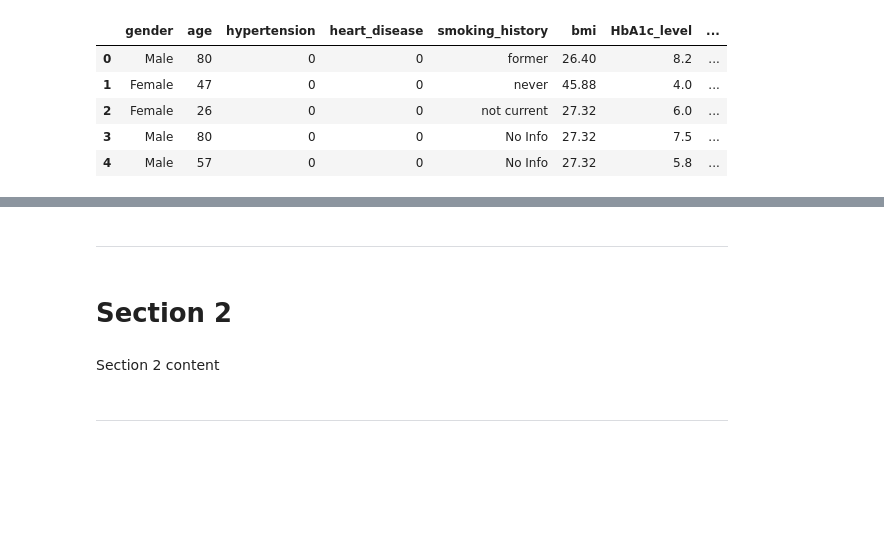
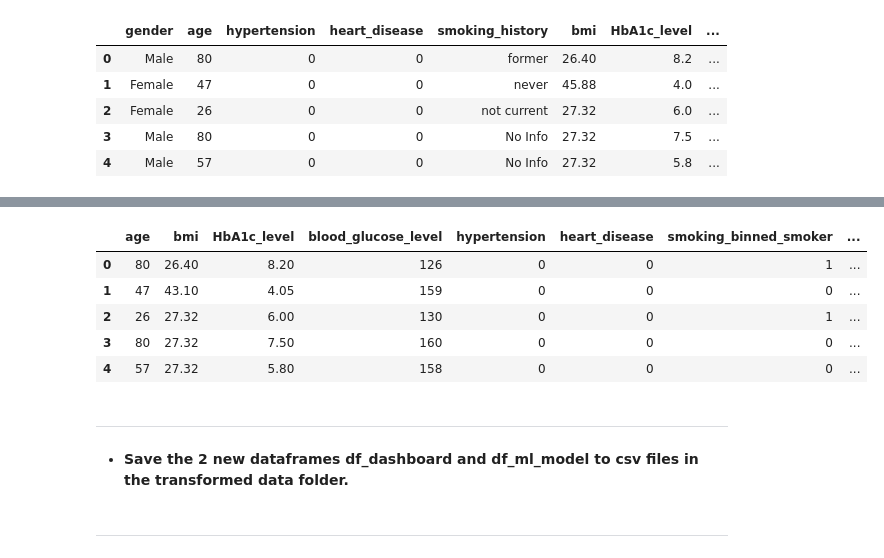
Before and after one commit to nivedhita369/Healthcare_Diabetes_Analysis, a Jupyter notebook: jupyter_notebooks/Feature_Engineering.ipynb, the cells around one changed output, grey strips where cells are left out. Cells and saved outputs as stored; diff of their text form; code cells hidden in the pictures; blank space fills up the shorter version.

```diff
--- a/jupyter_notebooks/Feature_Engineering.ipynb
+++ b/jupyter_notebooks/Feature_Engineering.ipynb
@@ -243,6 +287,32 @@ df_dashboard.head()
+# %%
+# selecting only the needed columns for ML modelling and loading it into a new dataframe
+
+columns_to_keep = [
+    'age',
+    'bmi',
+    'HbA1c_level',
+    'blood_glucose_level',
+    'hypertension',
+    'heart_disease',
+    'smoking_binned_smoker',
+    'smoking_binned_non-smoker',
+    'gender_Male',
+    'diabetes'  # Target column
+]
+
+df_ml_model = df_transformed[columns_to_keep].copy()
+
+# checking the first few rows of the final dataframe for ML modelling
+df_ml_model.head()
+# %% [output]
+|  | age | bmi | HbA1c_level | blood_glucose_level | hypertension | heart_disease | smoking_binned_smoker | ... |
+| 0 | 80 | 26.40 | 8.20 | 126 | 0 | 0 | 1 | ... |
+| 1 | 47 | 43.10 | 4.05 | 159 | 0 | 0 | 0 | ... |
+| 2 | 26 | 27.32 | 6.00 | 130 | 0 | 0 | 1 | ... |
+| 3 | 80 | 27.32 | 7.50 | 160 | 0 | 0 | 0 | ... |
+| 4 | 57 | 27.32 | 5.80 | 158 | 0 | 0 | 0 | ... |
 # %% [markdown]
 ---
-# %% [markdown]
-# Section 2
-# %% [markdown]
-Section 2 content
+# %% [markdown]
+
+* **Save the 2 new dataframes df_dashboard and df_ml_model to csv files in the transformed data folder.**
```
Also changed, not shown: parts of 16 cells of this notebook, 2 other files.
